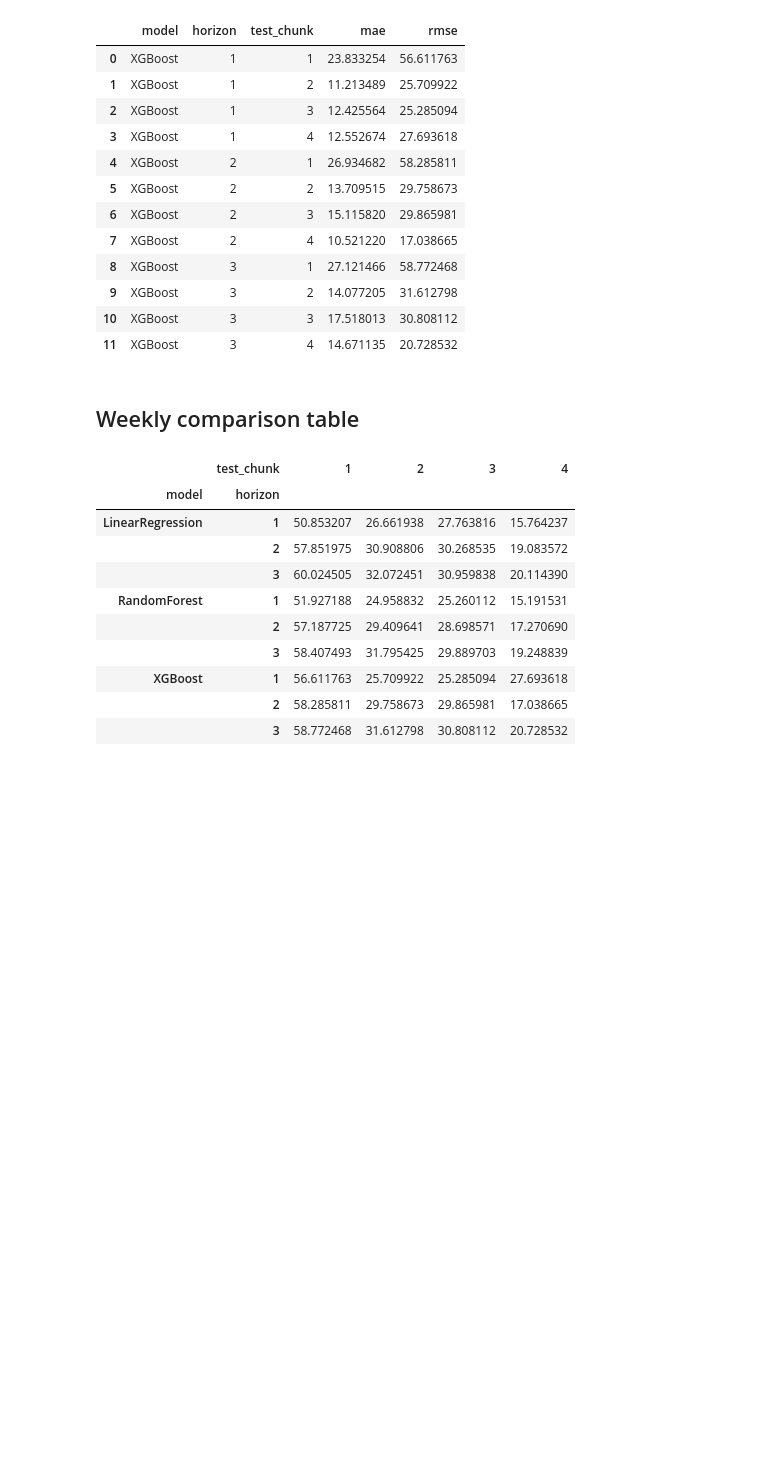
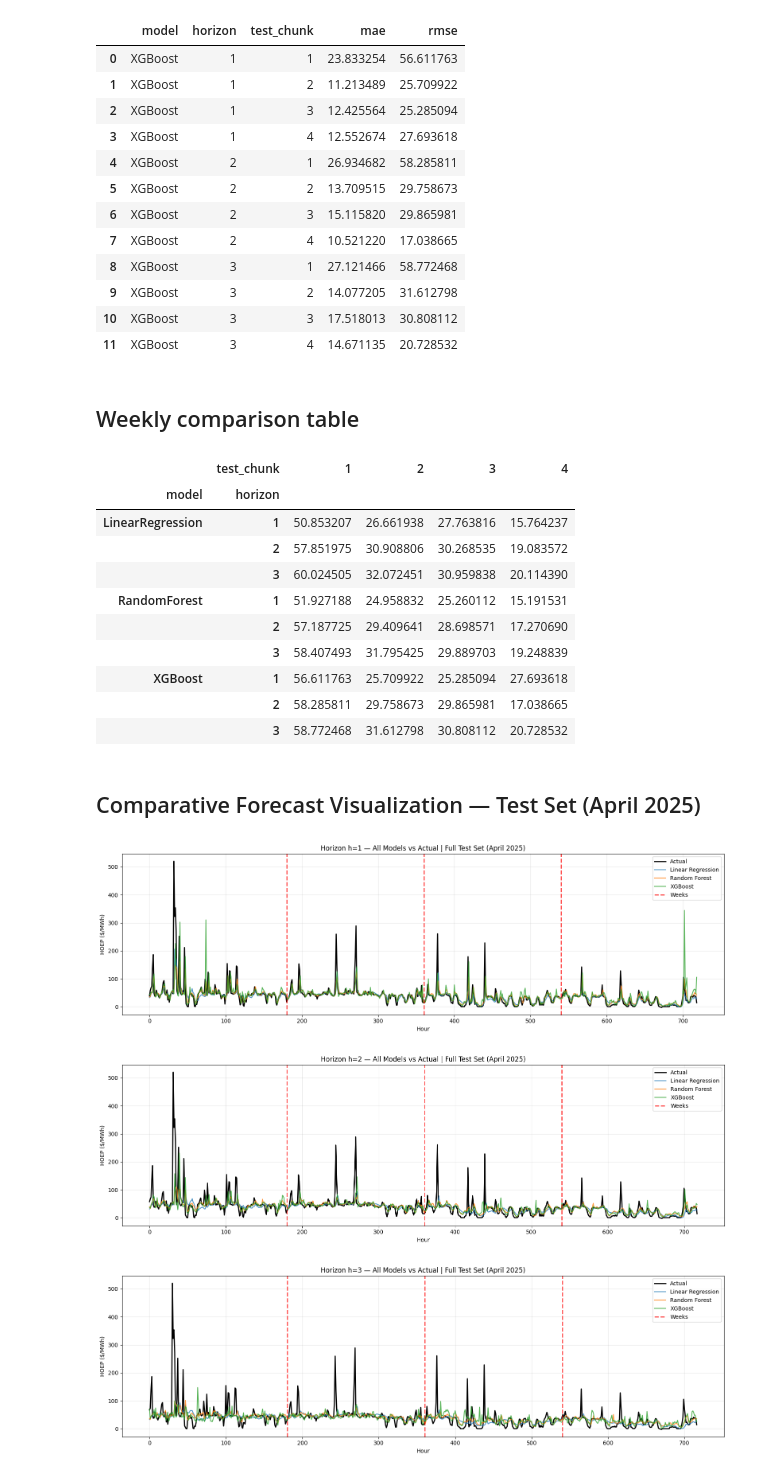
Before and after one commit to MiladEbrahimiAbyzandi/Ontario-electricity-price-forecasting, a Jupyter notebook: notebooks/05_ml_models.ipynb, the cells around one changed output. Cells and saved outputs as stored; diff of their text form; code cells hidden in the pictures; blank space fills up the shorter version.

```diff
--- a/notebooks/05_ml_models.ipynb
+++ b/notebooks/05_ml_models.ipynb
@@ -186,6 +211,7 @@ for h in [1, 2, 3]:
     final_lr_pipeline.fit(X_train_val, y_train_val)
 
     test_pred = final_lr_pipeline.predict(X_test)
+
     test_mae, test_rmse = evaluate(y_test, test_pred)
 
     lr_results.append({
@@ -198,6 +224,7 @@ for h in [1, 2, 3]:
     })
 
     lr_models[h] = final_lr_pipeline
+    save_model_artifact(final_lr_pipeline, "linear_regression", h)
 
     weekly_df = evaluate_by_chunk(y_test, test_pred, "LinearRegression", h)
     lr_weekly_rows.append(weekly_df)
@@ -297,6 +324,7 @@ for h in [1, 2, 3]:
     })
 
     rf_models[h] = final_model
+    save_model_artifact(final_model, "random_forest", h)
 
     weekly_df = evaluate_by_chunk(y_test, test_pred, "RandomForest", h)
     rf_weekly_rows.append(weekly_df)
@@ -390,6 +418,7 @@ for h in [1, 2, 3]:
     })
 
     xgb_models[h] = final_model
+    save_model_artifact(final_model, "xgboost", h)
 
     weekly_df = evaluate_by_chunk(y_test, test_pred, "XGBoost", h)
     xgb_weekly_rows.append(weekly_df)
@@ -446,26 +475,33 @@ all_ml_weekly_df.pivot_table(
 | XGBoost | 1 | 56.611763 | 25.709922 | 25.285094 | 27.693618 |
 |  | 2 | 58.285811 | 29.758673 | 29.865981 | 17.038665 |
 |  | 3 | 58.772468 | 31.612798 | 30.808112 | 20.728532 |
+# %% [markdown]
+## Comparative Forecast Visualization — Test Set (April 2025)
 # %%
-def plot_by_chunks(y_true, preds_dict, horizon, n_chunks=4):
-    y_chunks = np.array_split(y_true, n_chunks)
+test_preds = {}
 
-    pred_chunks = {
-        name: np.array_split(pred, n_chunks)
-        for name, pred in preds_dict.items()
+for h in [1, 2, 3]:
+    X_train, X_val, X_test, y_train, y_val, y_test = load_ml_data(h)
+
+    test_preds[h] = {
+        "y_true"          : np.asarray(y_test),
+        "LinearRegression": lr_models[h].predict(X_test),
+        "RandomForest"    : rf_models[h].predict(X_test),
+        "XGBoost"         : xgb_models[h].predict(X_test),
     }
 
-    for i in range(n_chunks):
-        plt.figure(figsize=(12, 4))
-
-        plt.plot(y_chunks[i], label="Actual", linewidth=2)
-
-        for name in preds_dict:
-            plt.plot(pred_chunks[name][i], label=name, alpha=0.8)
-
-        plt.title(f"Horizon {horizon} — Test Chunk {i+1}")
-        plt.xlabel("Time")
-        plt.ylabel("HOEP")
-        plt.legend()
-        plt.grid(True)
-        plt.show()
+# Step 2 — plot the full test set for each horizon
+for h in [1, 2, 3]:
+    plot_predictions(
+        y_true=test_preds[h]["y_true"],
+        preds_dict={
+            "LinearRegression": test_preds[h]["LinearRegression"],
+            "RandomForest"    : test_preds[h]["RandomForest"],
+            "XGBoost"         : test_preds[h]["XGBoost"],
+        },
+        horizon=h
+    )
+# %% [output]
+[figure, added]
+[figure, added]
+[figure, added]
```
Also changed, not shown: parts of 3 cells of this notebook.
